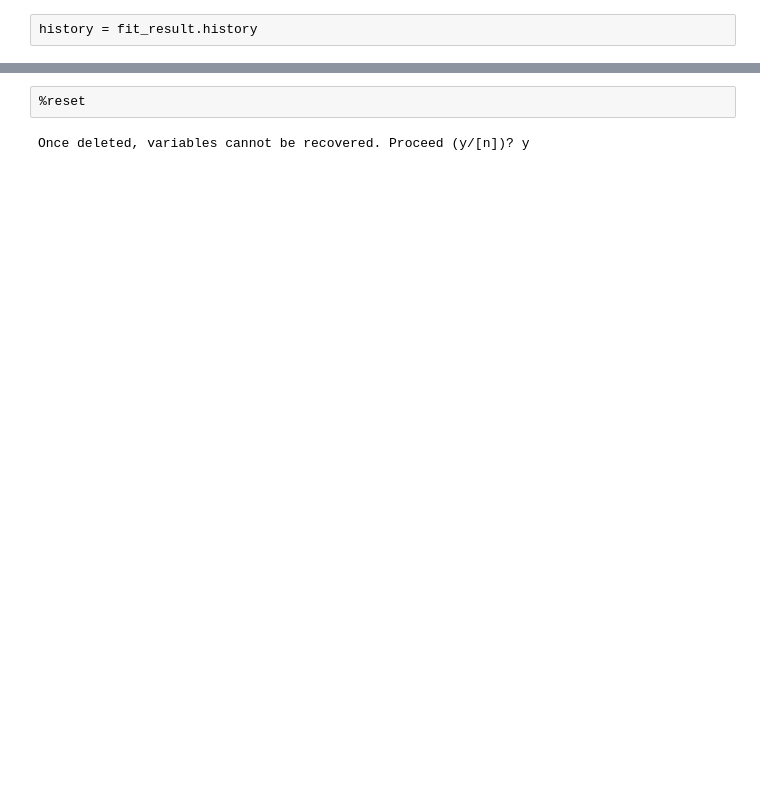
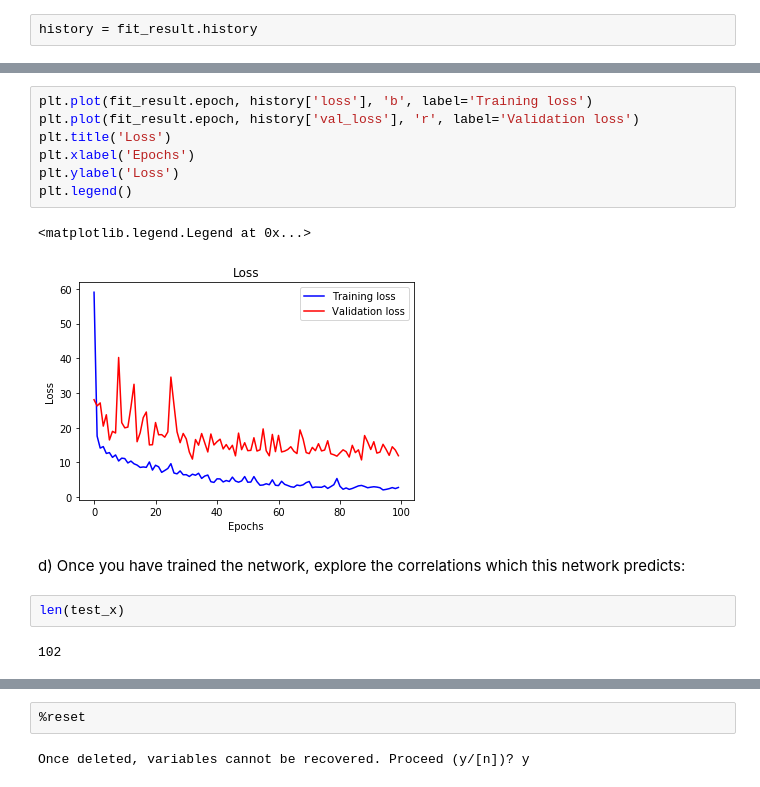
Before and after one commit to joseph-neeraj/AM6016-CA4, a Jupyter notebook: CA4.ipynb, the cells around one changed output, grey strips where cells are left out. Saved outputs shown, nothing was run; the diff lists cells and outputs as text; blank space fills up the shorter version.

```diff
--- a/CA4.ipynb
+++ b/CA4.ipynb
@@ -169,0 +174,16 @@ The plot says that although the training MAE goes down almost monotonously, the
+# %%
+plt.plot(fit_result.epoch, history['loss'], 'b', label='Training loss')
+plt.plot(fit_result.epoch, history['val_loss'], 'r', label='Validation loss')
+plt.title('Loss')
+plt.xlabel('Epochs')
+plt.ylabel('Loss')
+plt.legend()
+# %% [output]
+<matplotlib.legend.Legend at 0x...>
+[figure, added]
+# %% [markdown]
+d) Once you have trained the network, explore the correlations which this network predicts:
+# %%
+len(test_x)
+# %% [output]
+102
```
Also changed, not shown: parts of 7 cells of this notebook.
